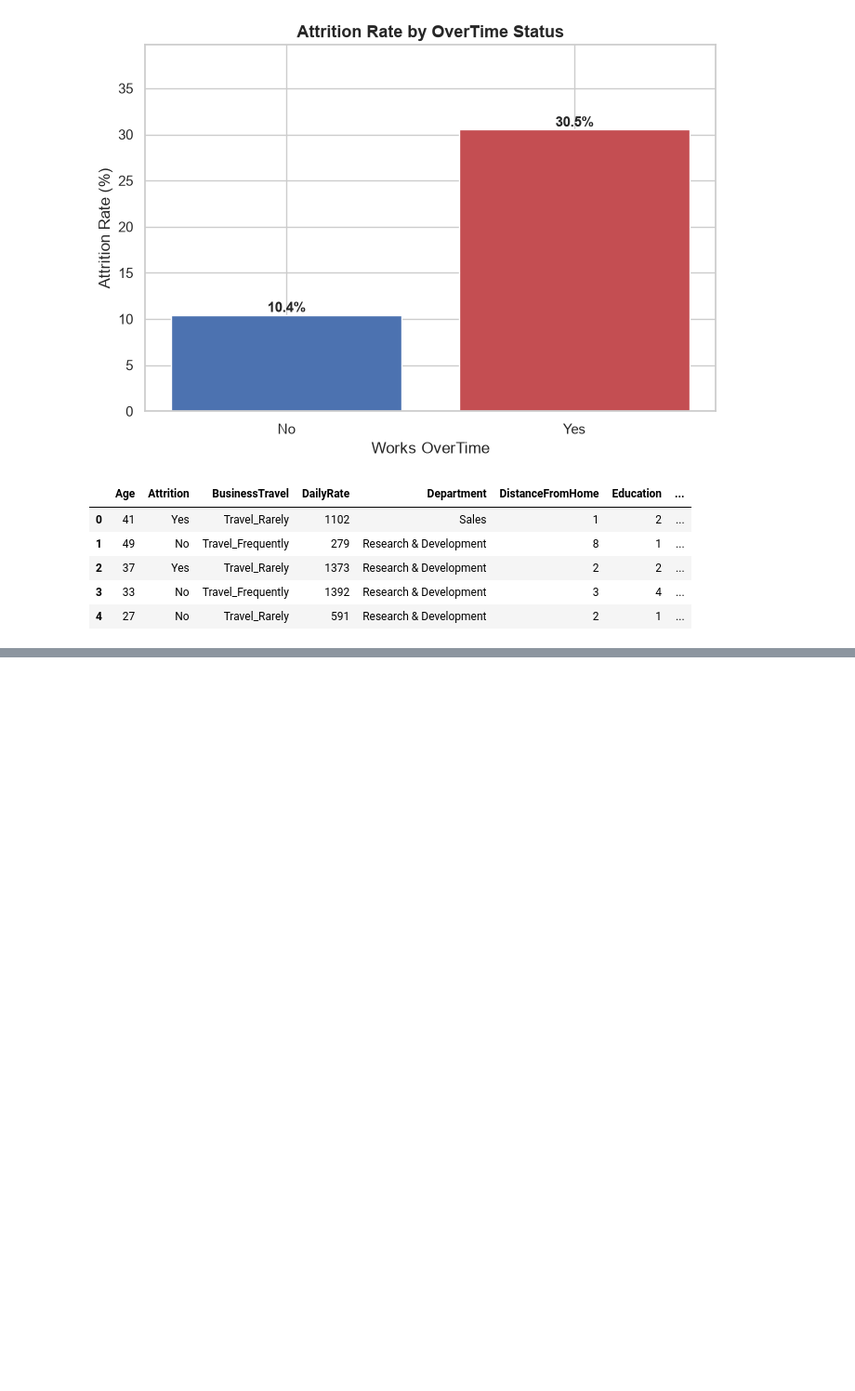
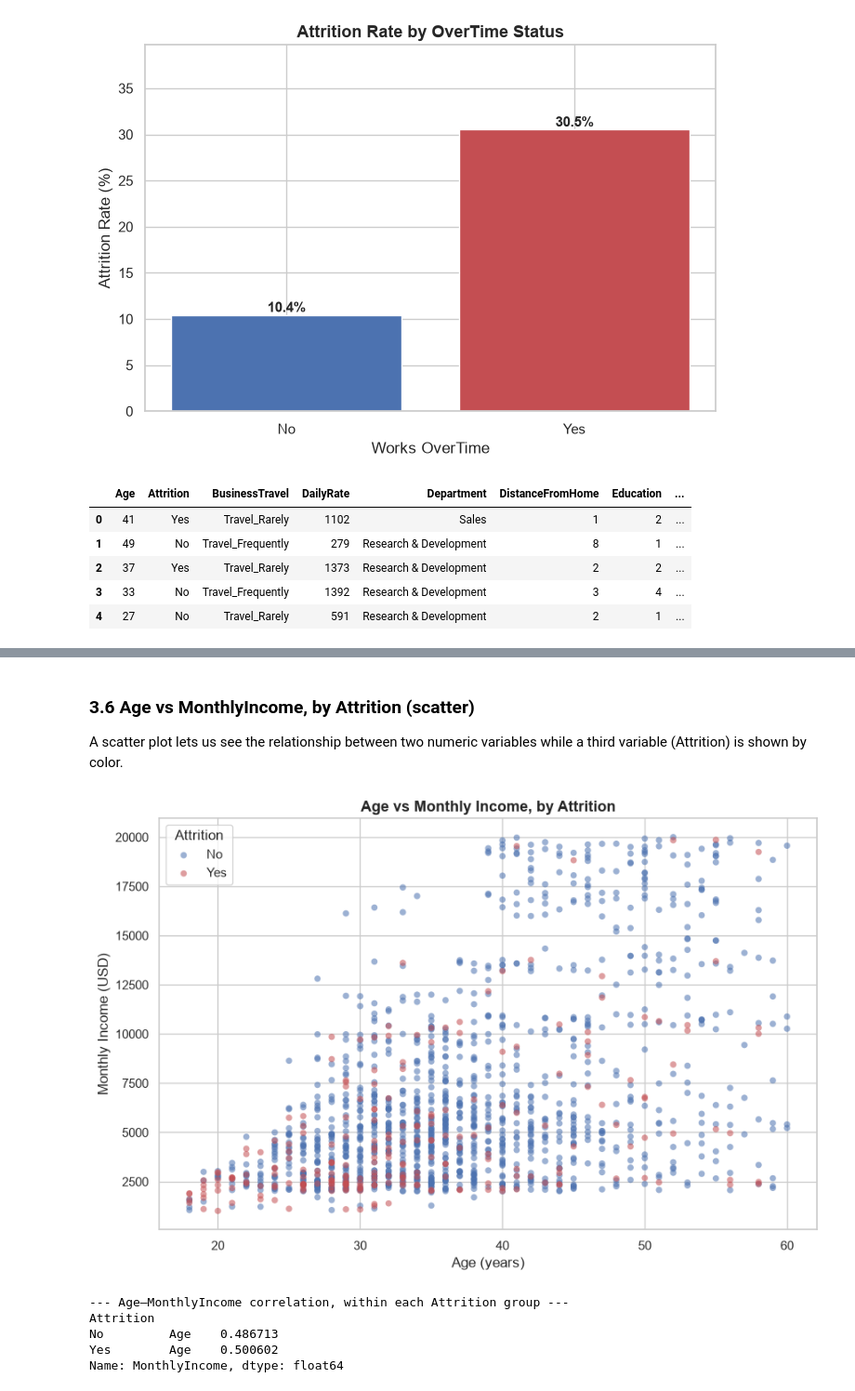
Before and after one commit to Kimberlywangari/eda-in-data-science, a Jupyter notebook: notebooks/eda.ipynb, the cells around one changed output, grey strips where cells are left out. Shown at 93% size. Drawn from its saved outputs; the diff is of its cells as text; code cells hidden in the pictures; blank space fills up the shorter version.

```diff
--- a/notebooks/eda.ipynb
+++ b/notebooks/eda.ipynb
@@ -487,0 +516,29 @@ df.head()
+# %% [markdown]
+### 3.6 Age vs MonthlyIncome, by Attrition (scatter)
+
+A scatter plot lets us see the relationship between two numeric variables while a
+third variable (Attrition) is shown by color.
+# %%
+fig, ax = plt.subplots(figsize=(9, 6))
+colors = {"No": "#4C72B0", "Yes": "#C44E52"}
+for status in ["No", "Yes"]:
+    subset = df_clean[df_clean["Attrition"] == status]
+    ax.scatter(subset["Age"], subset["MonthlyIncome"], c=colors[status], label=status,
+               alpha=0.55, s=30, edgecolor="none")
+ax.set_title("Age vs Monthly Income, by Attrition", fontsize=13, fontweight="bold")
+ax.set_xlabel("Age (years)")
+ax.set_ylabel("Monthly Income (USD)")
+ax.legend(title="Attrition")
+plt.tight_layout()
+plt.show()
+
+corr_by_group = df_clean.groupby("Attrition")[["Age", "MonthlyIncome"]].corr().iloc[0::2, 1]
+print("--- Age–MonthlyIncome correlation, within each Attrition group ---")
+print(corr_by_group)
+# %% [output]
+[figure, added]
+--- Age–MonthlyIncome correlation, within each Attrition group ---
+Attrition
+No         Age    0.486713
+Yes        Age    0.500602
+Name: MonthlyIncome, dtype: float64
```
Also changed, not shown: parts of 2 cells of this notebook.
